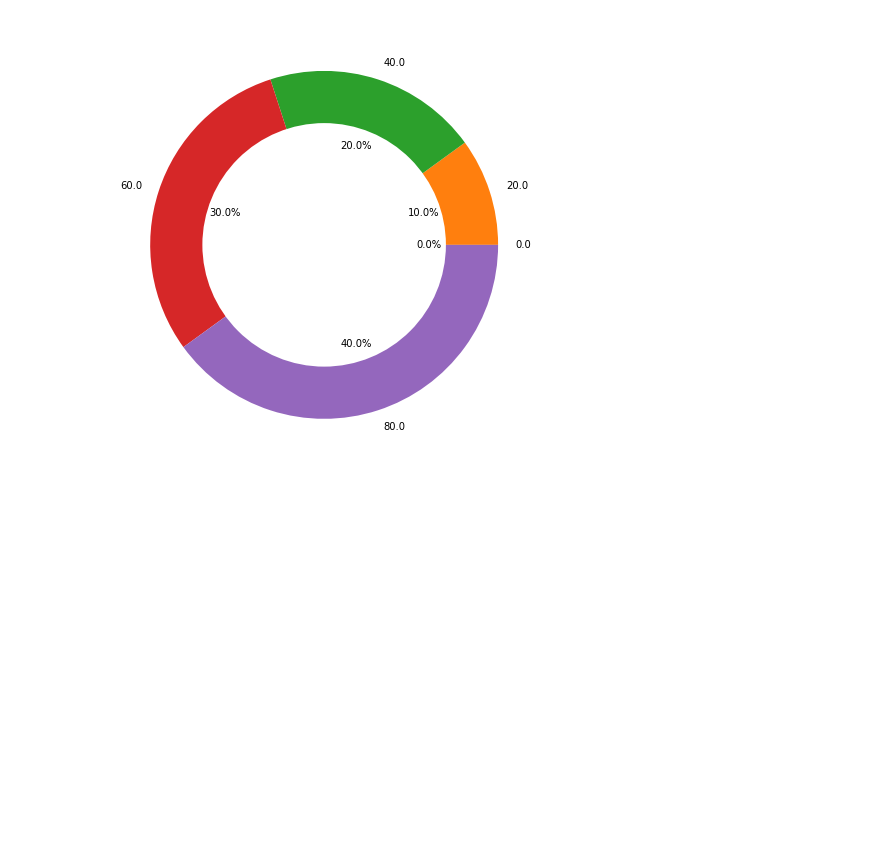
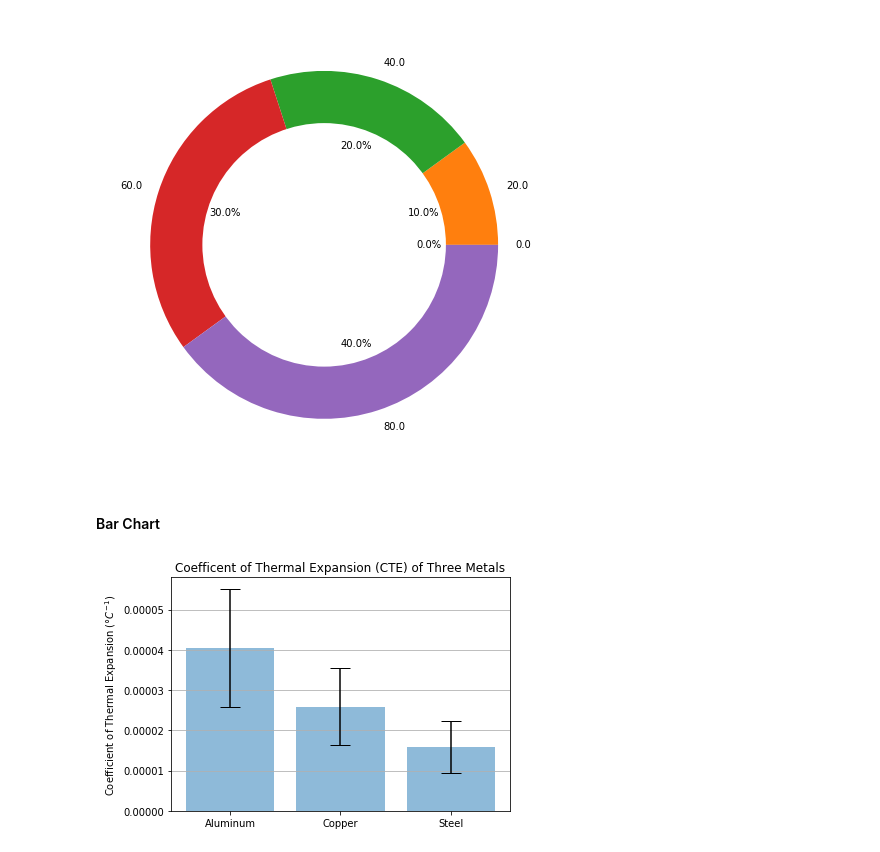
Before and after one commit to shawlu95/Data-Science-Toolbox, a Jupyter notebook: visualization/matplotlib.ipynb, the cells around one changed output. Saved outputs shown, nothing was run; the diff lists cells and outputs as text; code cells hidden in the pictures; blank space fills up the shorter version.

Commit message:
More advenced plot options.

```diff
--- a/visualization/matplotlib.ipynb
+++ b/visualization/matplotlib.ipynb
@@ -144,3 +144,41 @@ plt.gca().add_artist(centre_circle)
 plt.show()
 # %% [output]
 [figure]
+# %% [markdown]
+#### Bar Chart
+# %%
+# Enter raw data
+aluminum = np.array([6.4e-5 , 3.01e-5 , 2.36e-5, 3.0e-5, 7.0e-5, 4.5e-5, 3.8e-5, 4.2e-5, 2.62e-5, 3.6e-5])
+copper = np.array([4.5e-5 , 1.97e-5 , 1.6e-5, 1.97e-5, 4.0e-5, 2.4e-5, 1.9e-5, 2.41e-5 , 1.85e-5, 3.3e-5 ])
+steel = np.array([3.3e-5 , 1.2e-5 , 0.9e-5, 1.2e-5, 1.3e-5, 1.6e-5, 1.4e-5, 1.58e-5, 1.32e-5 , 2.1e-5])
+# %%
+# Calculate the average
+aluminum_mean = np.mean(aluminum)
+copper_mean = np.mean(copper)
+steel_mean = np.mean(steel)
+
+# Calculate the standard deviation
+aluminum_std = np.std(aluminum)
+copper_std = np.std(copper)
+steel_std = np.std(steel)
+# %%
+# Create lists for the plot
+materials = ['Aluminum', 'Copper', 'Steel']
+x_pos = np.arange(len(materials))
+CTEs = [aluminum_mean, copper_mean, steel_mean]
+error = [aluminum_std, copper_std, steel_std]
+# %%
+# Build the plot
+fig, ax = plt.subplots()
+ax.bar(x_pos, CTEs, yerr=error, align='center', alpha=0.5, ecolor='black', capsize=10)
+ax.set_ylabel('Coefficient of Thermal Expansion ($\degree C^{-1}$)')
+ax.set_xticks(x_pos)
+ax.set_xticklabels(materials)
+ax.set_title('Coefficent of Thermal Expansion (CTE) of Three Metals')
+ax.yaxis.grid(True)
+
+# Save the figure and show
+plt.tight_layout()
+plt.show()
+# %% [output]
+[figure, added]
```
Also changed, not shown: parts of 11 cells of this notebook, 2 other files.
